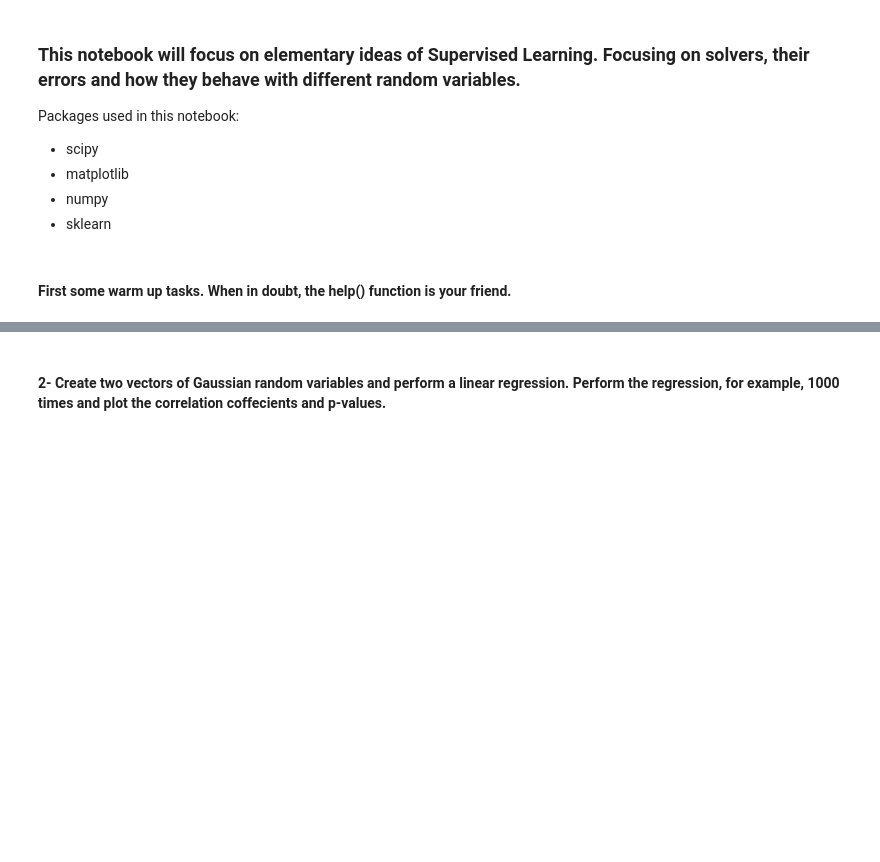
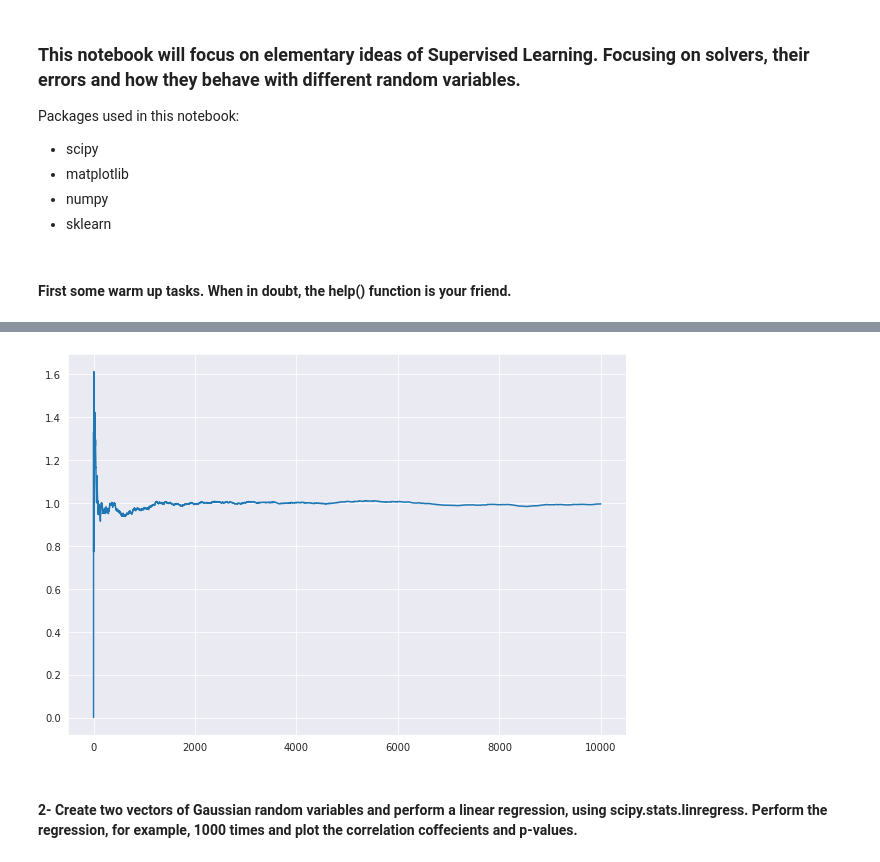
Before and after one commit to bilbrait/fundamentals-machine-learning, a Jupyter notebook: FML 1 - Supervised Learning (solutions).ipynb, the cells around one changed output, grey strips where cells are left out. Cells and saved outputs as stored; diff of their text form; code cells hidden in the pictures; blank space fills up the shorter version.

```diff
--- a/FML 1 - Supervised Learning (solutions).ipynb
+++ b/FML 1 - Supervised Learning (solutions).ipynb
@@ -45,4 +60,15 @@ plt.plot( b )
+# %%
+c = []
+for i in range(len(Erv)):
+    if i == 0: c.append( sum( Erv[ :i ] )/ 1 )
+    else: c.append( sum( Erv[ :i ] )/ i )
+
+plt.figure( figsize=( 10, 7 ) )
+plt.plot( c )
+plt.show()
+# %% [output]
+[figure, added]
 # %% [markdown]
-#### 2- Create two vectors of Gaussian random variables and perform a linear regression. Perform the regression, for example, 1000 times and plot the correlation coffecients and p-values.
+#### 2- Create two vectors of Gaussian random variables and perform a linear regression, using scipy.stats.linregress. Perform the regression, for example, 1000 times and plot the correlation coffecients and p-values.
 # %%
 C = []
```
Also changed, not shown: parts of 12 cells of this notebook.
